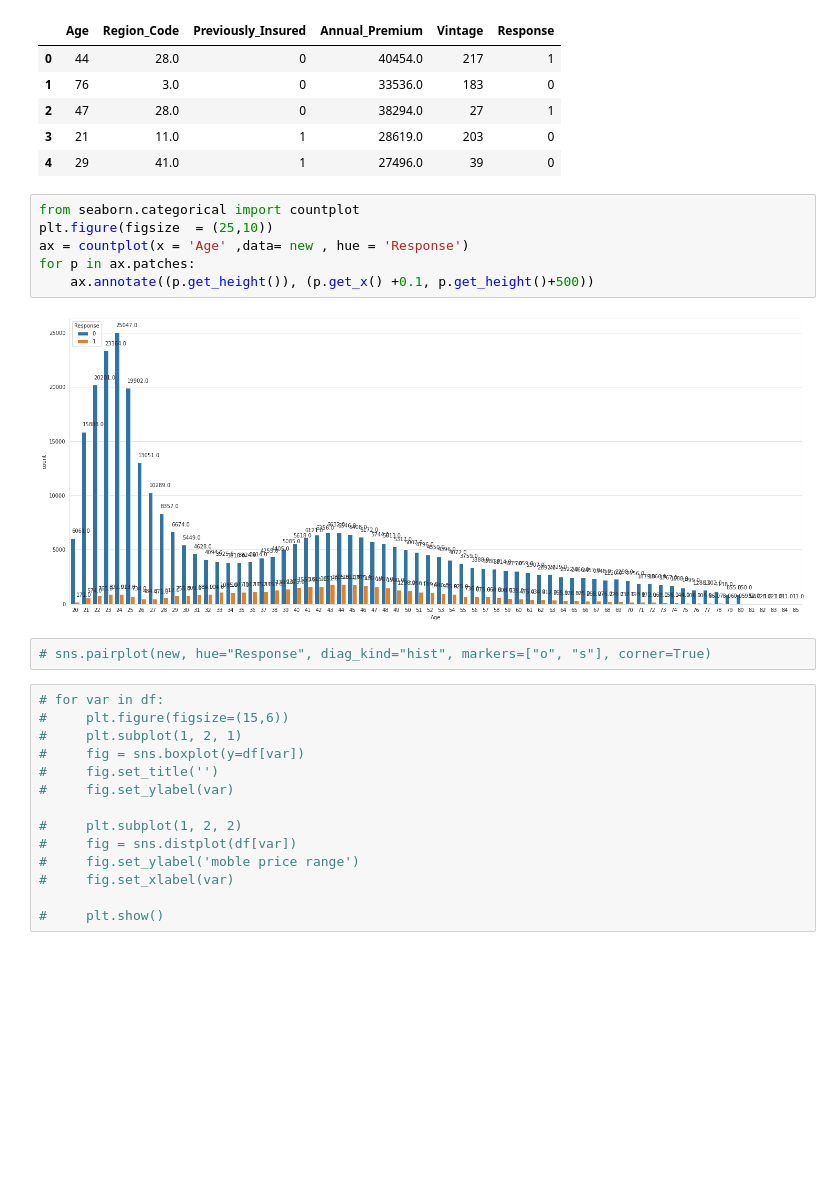
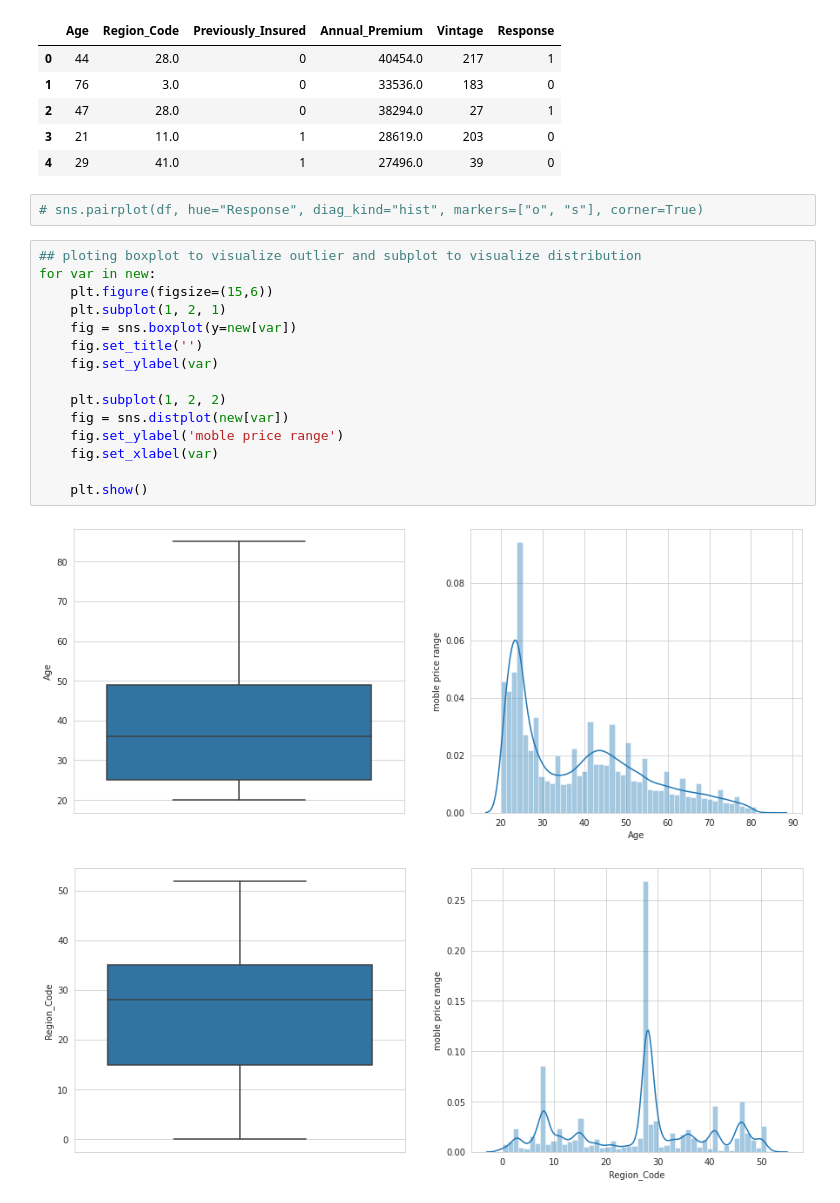
Before and after one commit to ajit04022000/HEALTH-INSURANCE-CROSS-SELL-PREDICTION, a Jupyter notebook: HEALTH_INSURANCE_CROSS_SELL_PREDICTION.ipynb, the cells around one changed output. Saved outputs shown, nothing was run; the diff lists cells and outputs as text; blank space fills up the shorter version.

```diff
--- a/HEALTH_INSURANCE_CROSS_SELL_PREDICTION.ipynb
+++ b/HEALTH_INSURANCE_CROSS_SELL_PREDICTION.ipynb
@@ -405,27 +396,23 @@ new.head()
 | 2 | 47 | 28.0 | 0 | 38294.0 | 27 | 1 |
 | 3 | 21 | 11.0 | 1 | 28619.0 | 203 | 0 |
 | 4 | 29 | 41.0 | 1 | 27496.0 | 39 | 0 |
-# %%
-from seaborn.categorical import countplot
-plt.figure(figsize  = (25,10))
-ax = countplot(x = 'Age' ,data= new , hue = 'Response')
-for p in ax.patches:
-    ax.annotate((p.get_height()), (p.get_x() +0.1, p.get_height()+500))
-# %% [output]
-[figure, removed]
 # %%
-# sns.pairplot(new, hue="Response", diag_kind="hist", markers=["o", "s"], corner=True)
+# sns.pairplot(df, hue="Response", diag_kind="hist", markers=["o", "s"], corner=True)
 # %%
-# for var in df:
-#     plt.figure(figsize=(15,6))
-#     plt.subplot(1, 2, 1)
-#     fig = sns.boxplot(y=df[var])
-#     fig.set_title('')
-#     fig.set_ylabel(var)
+## ploting boxplot to visualize outlier and subplot to visualize distribution
+for var in new:
+    plt.figure(figsize=(15,6))
+    plt.subplot(1, 2, 1)
+    fig = sns.boxplot(y=new[var])
+    fig.set_title('')
+    fig.set_ylabel(var)
 
-#     plt.subplot(1, 2, 2)
-#     fig = sns.distplot(df[var])
-#     fig.set_ylabel('moble price range')
-#     fig.set_xlabel(var)
+    plt.subplot(1, 2, 2)
+    fig = sns.distplot(new[var])
+    fig.set_ylabel('moble price range')
+    fig.set_xlabel(var)
 
-#     plt.show()
+    plt.show()
+# %% [output]
+[figure, added]
+[figure, added]
```
Also changed, not shown: parts of 20 cells of this notebook.
